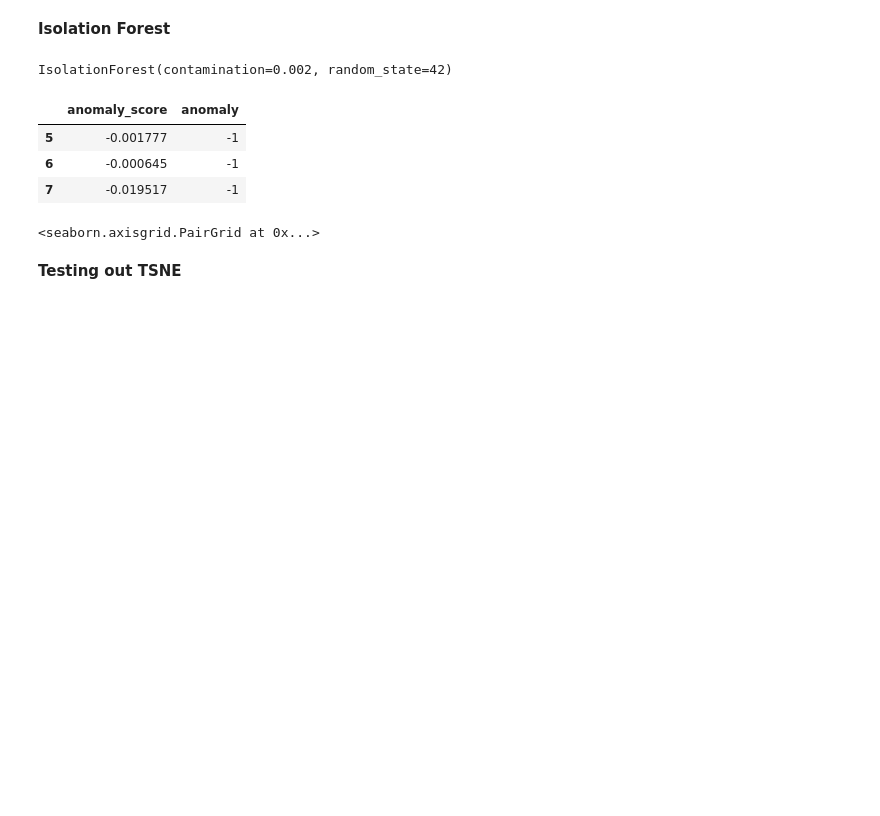
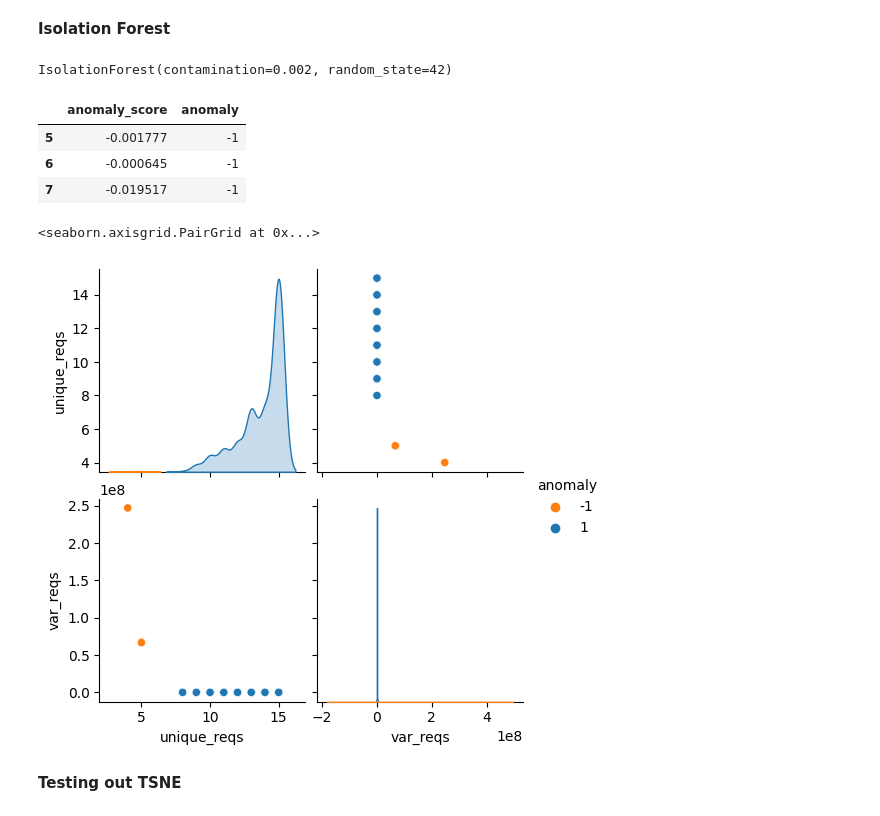
Before and after one commit to Request-analysis-ML/request-analyzer-model, a Jupyter notebook: score_based.ipynb, the cells around one changed output. Saved outputs shown, nothing was run; the diff lists cells and outputs as text; code cells hidden in the pictures; blank space fills up the shorter version.

```diff
--- a/score_based.ipynb
+++ b/score_based.ipynb
@@ -210,9 +236,10 @@ df_anomaly_score.loc[df_anomaly_score['anomaly']==-1]
 # %%
 #Plots showcasing the outliers detected by isolation forest
 palette = ['#ff7f0e', '#1f77b4']
-sns.pairplot(df_tfidf_scores, vars=anomaly_inputs, hue='anomaly', palette=palette)
+sns.pairplot(df_vect_scores, vars=anomaly_inputs, hue='anomaly', palette=palette)
 # %% [output]
 <seaborn.axisgrid.PairGrid at 0x...>
+[figure, added]
 # %% [markdown]
 **Testing out TSNE**
 # %%
```
Also changed, not shown: parts of 18 cells of this notebook.
